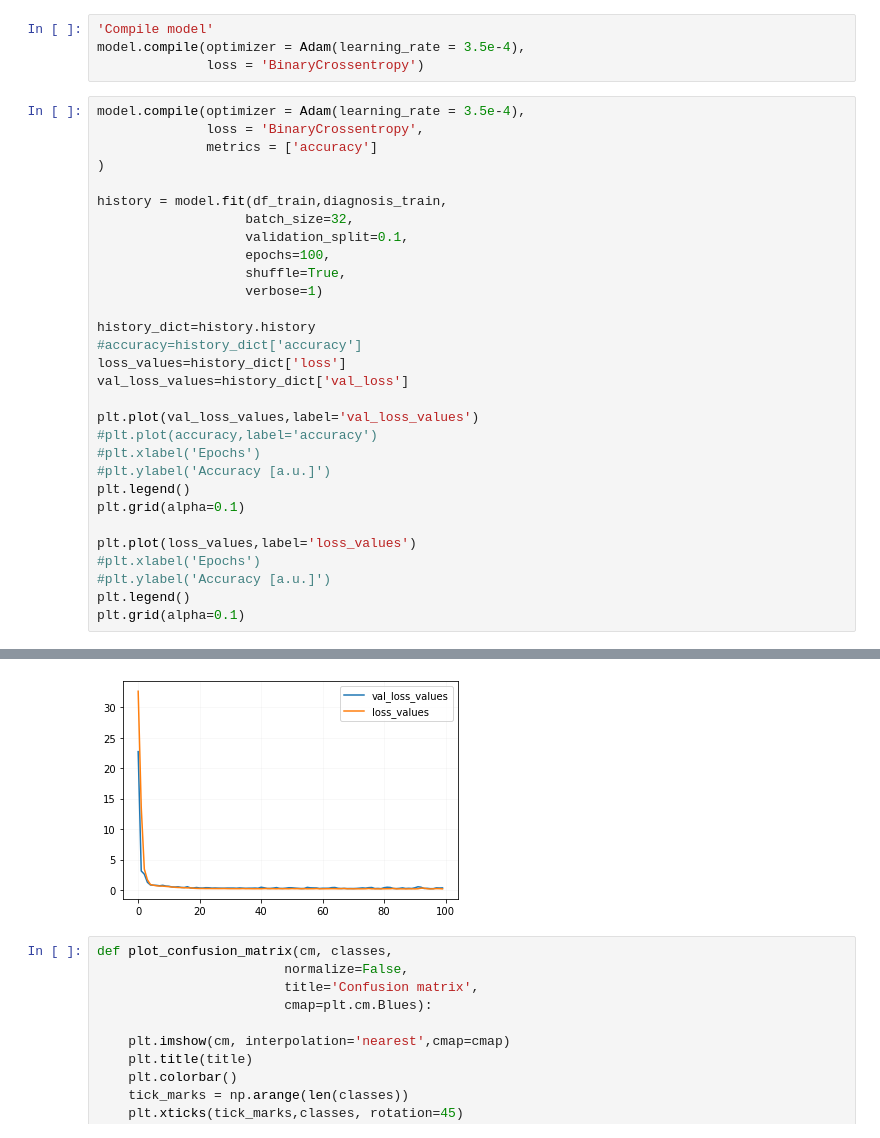
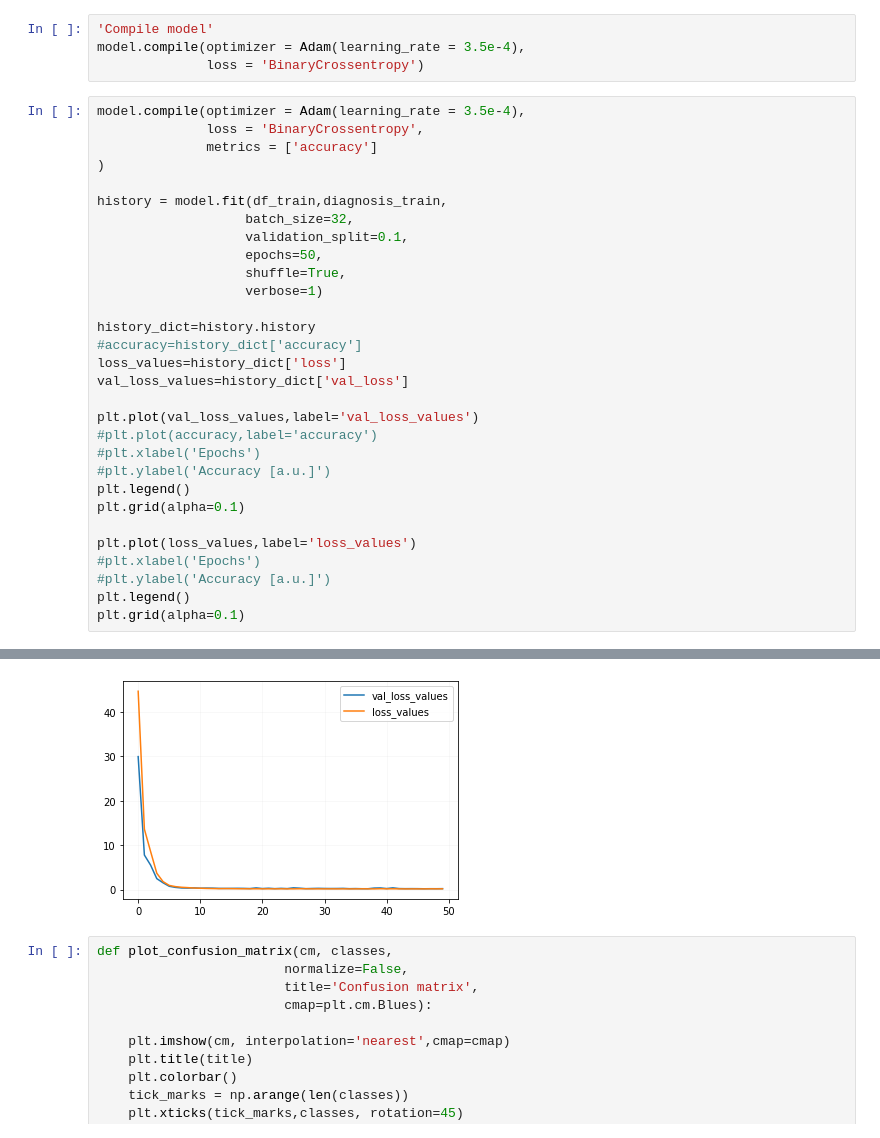
Before and after one commit to NatnaelMogos/Breast-Cancer-ML, a Jupyter notebook: ML_BC.ipynb, the cells around one changed output, grey strips where cells are left out. Saved outputs shown, nothing was run; the diff lists cells and outputs as text.

```diff
--- a/ML_BC.ipynb
+++ b/ML_BC.ipynb
@@ -154,7 +139,7 @@ model.compile(optimizer = Adam(learning_rate = 3.5e-4),
 history = model.fit(df_train,diagnosis_train,
                    batch_size=32,
                    validation_split=0.1,
-                   epochs=100,
+                   epochs=50,
                    shuffle=True,
                    verbose=1)
 
@@ -196,4 +181,4 @@ Epoch 100/100
-[figure, old version]
+[figure, new version]
 # %%
 def plot_confusion_matrix(cm, classes,
                         normalize=False,
```
Also changed, not shown: parts of 4 cells of this notebook.
